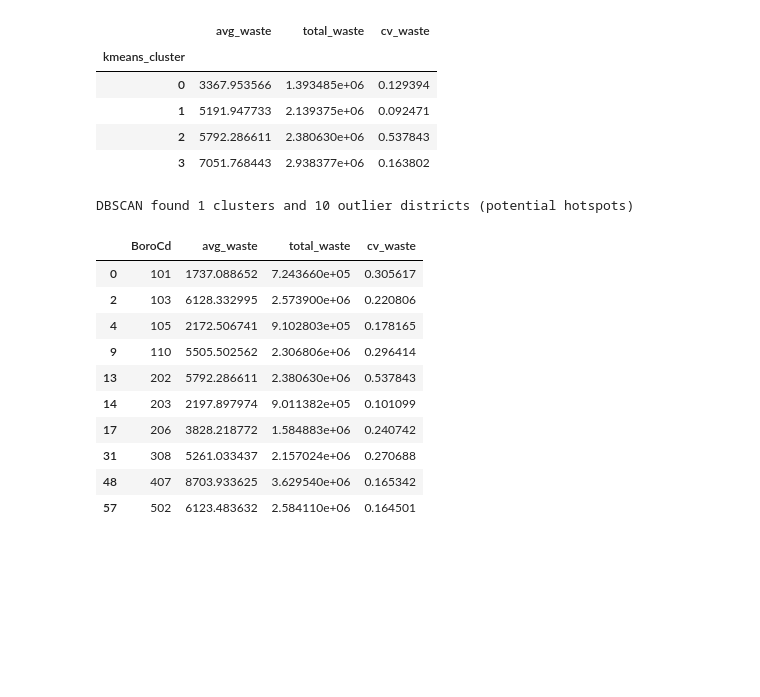
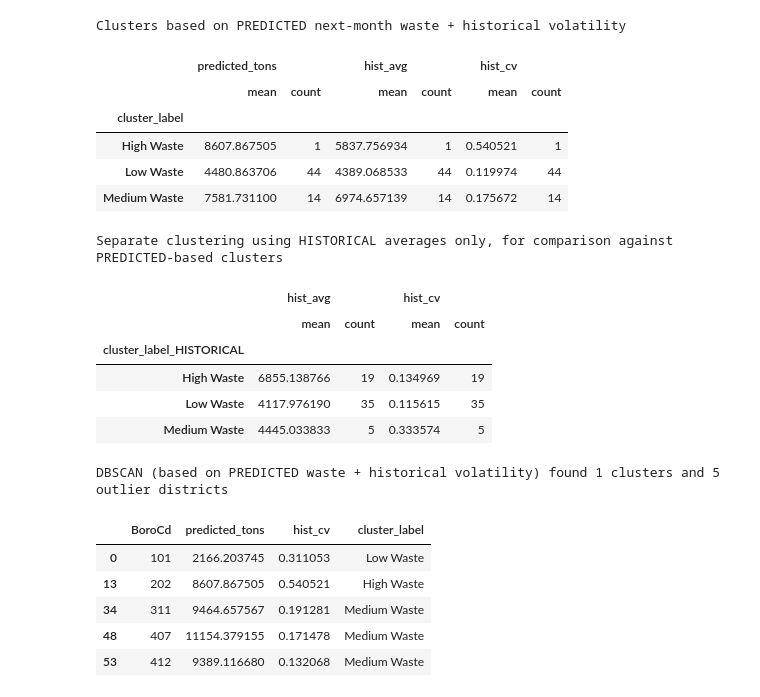
Before and after one commit to Saayan117-19/Waste-Management-Grid, a Jupyter notebook: notebooks/04_clustering_and_hotspots.ipynb, the cells around one changed output. Saved outputs shown, nothing was run; the diff lists cells and outputs as text; code cells hidden in the pictures; blank space fills up the shorter version.

```diff
--- a/notebooks/04_clustering_and_hotspots.ipynb
+++ b/notebooks/04_clustering_and_hotspots.ipynb
@@ -41,5 +77,5 @@ district_summary.head()
 # %%
-cluster_features = ["avg_waste", "total_waste", "std_waste", "cv_waste"]
+cluster_features = ["predicted_tons", "hist_cv"]  # PREDICTED level + HISTORICAL volatility
 
 scaler = StandardScaler()
 X_scaled = scaler.fit_transform(district_summary[cluster_features])
@@ -78,10 +126,9 @@ plt.show()
 # %%
-kmeans = KMeans(n_clusters=4, random_state=42, n_init=10)
+kmeans = KMeans(n_clusters=3, random_state=42, n_init=10)
 district_summary["kmeans_cluster"] = kmeans.fit_predict(X_scaled)
 
-# Order clusters by average waste so cluster 0 = lowest, 3 = highest (easier to interpret)
 cluster_order = (
-    district_summary.groupby("kmeans_cluster")["avg_waste"]
+    district_summary.groupby("kmeans_cluster")["predicted_tons"]
     .mean()
     .sort_values()
     .index
@@ -89,35 +136,59 @@ cluster_order = (
 remap = {old: new for new, old in enumerate(cluster_order)}
 district_summary["kmeans_cluster"] = district_summary["kmeans_cluster"].map(remap)
 
-district_summary.groupby("kmeans_cluster")[["avg_waste", "total_waste", "cv_waste"]].mean()
+cluster_labels = {0: "Low Waste", 1: "Medium Waste", 2: "High Waste"}
+district_summary["cluster_label"] = district_summary["kmeans_cluster"].map(cluster_labels)
+
+print("Clusters based on PREDICTED next-month waste + historical volatility")
+district_summary.groupby("cluster_label")[["predicted_tons", "hist_avg", "hist_cv"]].agg(["mean", "count"])
 # %% [output]
+Clusters based on PREDICTED next-month waste + historical volatility
-|  | avg_waste | total_waste | cv_waste |
-| kmeans_cluster |  |  |  |
-| 0 | 3367.953566 | 1.393485e+06 | 0.129394 |
-| 1 | 5191.947733 | 2.139375e+06 | 0.092471 |
-| 2 | 5792.286611 | 2.380630e+06 | 0.537843 |
-| 3 | 7051.768443 | 2.938377e+06 | 0.163802 |
+|  | predicted_tons |  | hist_avg |  | hist_cv |  |
+|  | mean | count | mean | count | mean | count |
+| cluster_label |  |  |  |  |  |  |
+| High Waste | 8607.867505 | 1 | 5837.756934 | 1 | 0.540521 | 1 |
+| Low Waste | 4480.863706 | 44 | 4389.068533 | 44 | 0.119974 | 44 |
+| Medium Waste | 7581.731100 | 14 | 6974.657139 | 14 | 0.175672 | 14 |
+# %%
+# Separate clustering using HISTORICAL averages only, for side-by-side comparison
+hist_features = ["hist_avg", "hist_cv"]
+X_hist_scaled = StandardScaler().fit_transform(district_summary[hist_features])
+
+kmeans_hist = KMeans(n_clusters=3, random_state=42, n_init=10)
+district_summary["kmeans_cluster_HISTORICAL"] = kmeans_hist.fit_predict(X_hist_scaled)
+
+order_hist = (
+    district_summary.groupby("kmeans_cluster_HISTORICAL")["hist_avg"]
+    .mean().sort_values().index
+)
+remap_hist = {old: new for new, old in enumerate(order_hist)}
+district_summary["kmeans_cluster_HISTORICAL"] = district_summary["kmeans_cluster_HISTORICAL"].map(remap_hist)
+district_summary["cluster_label_HISTORICAL"] = district_summary["kmeans_cluster_HISTORICAL"].map(cluster_labels)
+
+print("Separate clustering using HISTORICAL averages only, for comparison against PREDICTED-based clusters")
+district_summary.groupby("cluster_label_HISTORICAL")[["hist_avg", "hist_cv"]].agg(["mean", "count"])
+# %% [output]
+Separate clustering using HISTORICAL averages only, for comparison against PREDICTED-based clusters
+|  | hist_avg |  | hist_cv |  |
+|  | mean | count | mean | count |
+| cluster_label_HISTORICAL |  |  |  |  |
+| High Waste | 6855.138766 | 19 | 0.134969 | 19 |
+| Low Waste | 4117.976190 | 35 | 0.115615 | 35 |
+| Medium Waste | 4445.033833 | 5 | 0.333574 | 5 |
 # %%
-# eps and min_samples need tuning — start with these and adjust based on results
 dbscan = DBSCAN(eps=0.8, min_samples=3)
 district_summary["dbscan_cluster"] = dbscan.fit_predict(X_scaled)
 
-# -1 means DBSCAN flagged it as noise/outlier — i.e., a true anomaly/hotspot
 n_outliers = (district_summary["dbscan_cluster"] == -1).sum()
-n_clusters = district_summary["dbscan_cluster"].nunique() - (1 if n_outliers > 0 else 0)
+n_clusters_db = district_summary["dbscan_cluster"].nunique() - (1 if n_outliers > 0 else 0)
 
-print(f"DBSCAN found {n_clusters} clusters and {n_outliers} outlier districts (potential hotspots)")
-district_summary[district_summary["dbscan_cluster"] == -1][["BoroCd", "avg_waste", "total_waste", "cv_waste"]]
+print(f"DBSCAN (based on PREDICTED waste + historical volatility) found {n_clusters_db} clusters and {n_outliers} outlier districts")
+district_summary[district_summary["dbscan_cluster"] == -1][["BoroCd", "predicted_tons", "hist_cv", "cluster_label"]]
 # %% [output]
-DBSCAN found 1 clusters and 10 outlier districts (potential hotspots)
+DBSCAN (based on PREDICTED waste + historical volatility) found 1 clusters and 5 outlier districts
-|  | BoroCd | avg_waste | total_waste | cv_waste |
-| 0 | 101 | 1737.088652 | 7.243660e+05 | 0.305617 |
-| 2 | 103 | 6128.332995 | 2.573900e+06 | 0.220806 |
-| 4 | 105 | 2172.506741 | 9.102803e+05 | 0.178165 |
-| 9 | 110 | 5505.502562 | 2.306806e+06 | 0.296414 |
-| 13 | 202 | 5792.286611 | 2.380630e+06 | 0.537843 |
-| 14 | 203 | 2197.897974 | 9.011382e+05 | 0.101099 |
-| 17 | 206 | 3828.218772 | 1.584883e+06 | 0.240742 |
-| 31 | 308 | 5261.033437 | 2.157024e+06 | 0.270688 |
-| 48 | 407 | 8703.933625 | 3.629540e+06 | 0.165342 |
-| 57 | 502 | 6123.483632 | 2.584110e+06 | 0.164501 |
+|  | BoroCd | predicted_tons | hist_cv | cluster_label |
+| 0 | 101 | 2166.203745 | 0.311053 | Low Waste |
+| 13 | 202 | 8607.867505 | 0.540521 | High Waste |
+| 34 | 311 | 9464.657567 | 0.191281 | Medium Waste |
+| 48 | 407 | 11154.379155 | 0.171478 | Medium Waste |
+| 53 | 412 | 9389.116680 | 0.132068 | Medium Waste |
```
Also changed, not shown: parts of 19 cells of this notebook, 22 other files.
